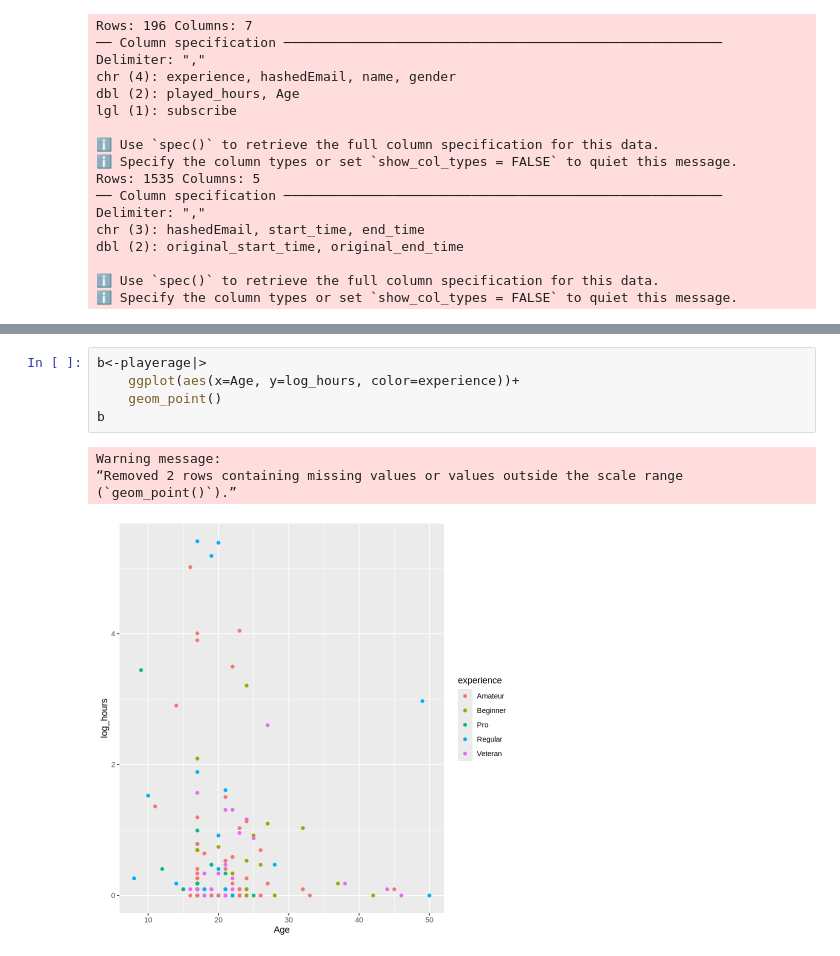
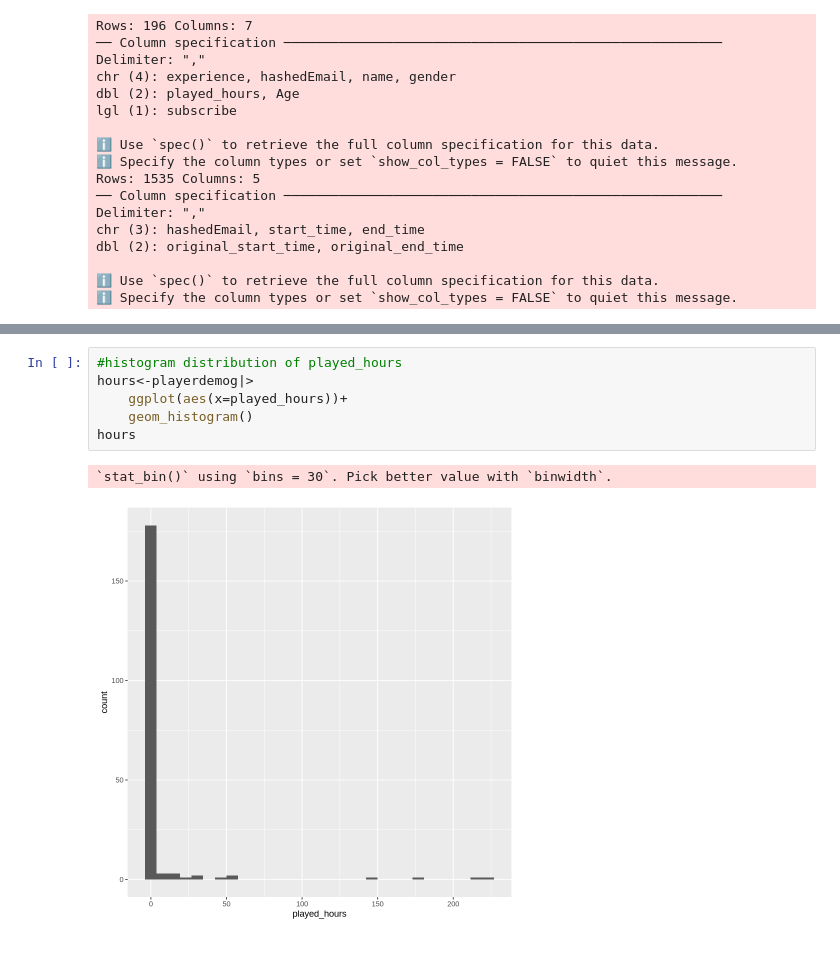
Before and after one commit to Jazecab/DSCI100-Project-Main, a Jupyter notebook: Project_JC.ipynb, the cells around one changed output, grey strips where cells are left out. Cells and saved outputs as stored; diff of their text form.

```diff
--- a/Project_JC.ipynb
+++ b/Project_JC.ipynb
@@ -84,10 +64,9 @@ Warning message:
-# %%
-b<-playerage|>
-    ggplot(aes(x=Age, y=log_hours, color=experience))+
-    geom_point()
-b
-# %% [output]
-Warning message:
-“Removed 2 rows containing missing values or values outside the scale range
-(`geom_point()`).”
-[figure, removed]
+# %%
+#histogram distribution of played_hours
+hours<-playerdemog|>
+    ggplot(aes(x=played_hours))+
+    geom_histogram()
+hours
+# %% [output]
+`stat_bin()` using `bins = 30`. Pick better value with `binwidth`.
+[figure, added]
```
Also changed, not shown: parts of 8 cells of this notebook.
